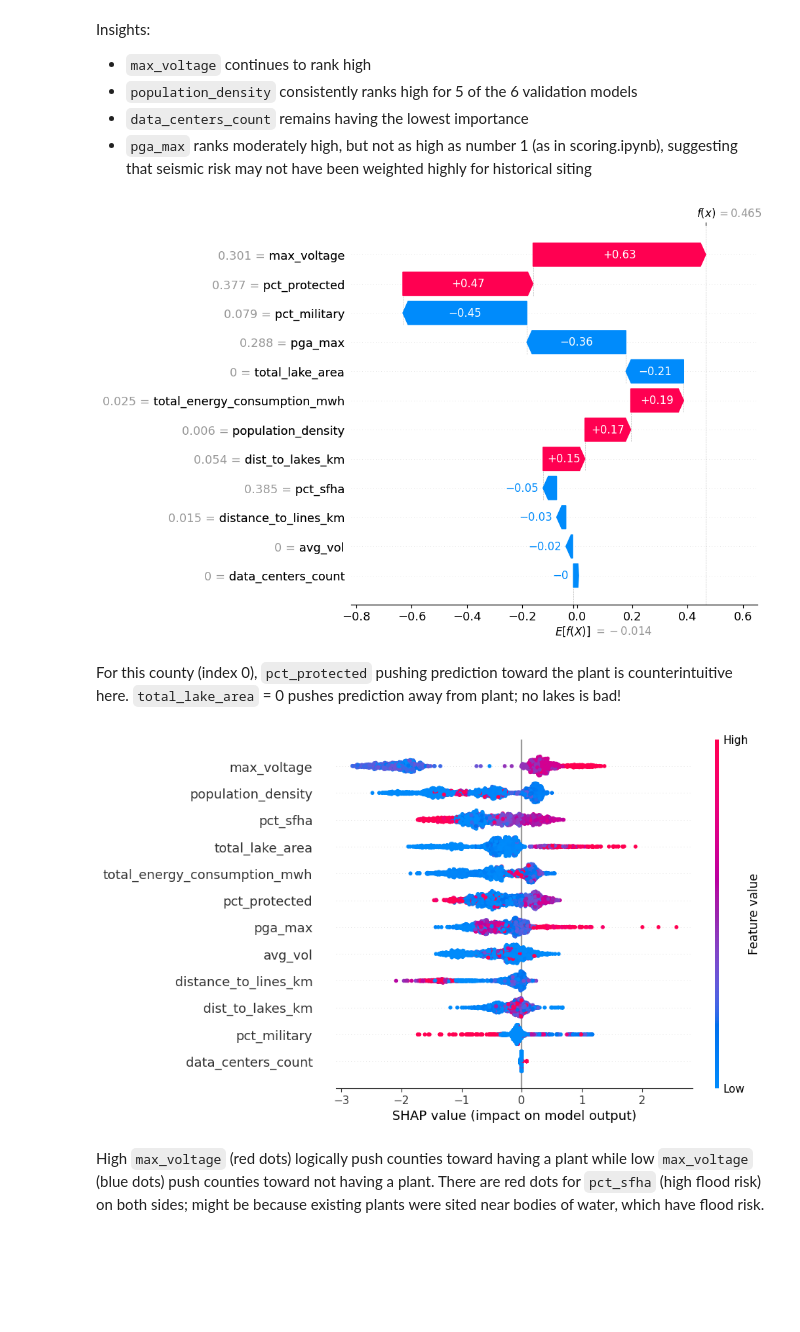
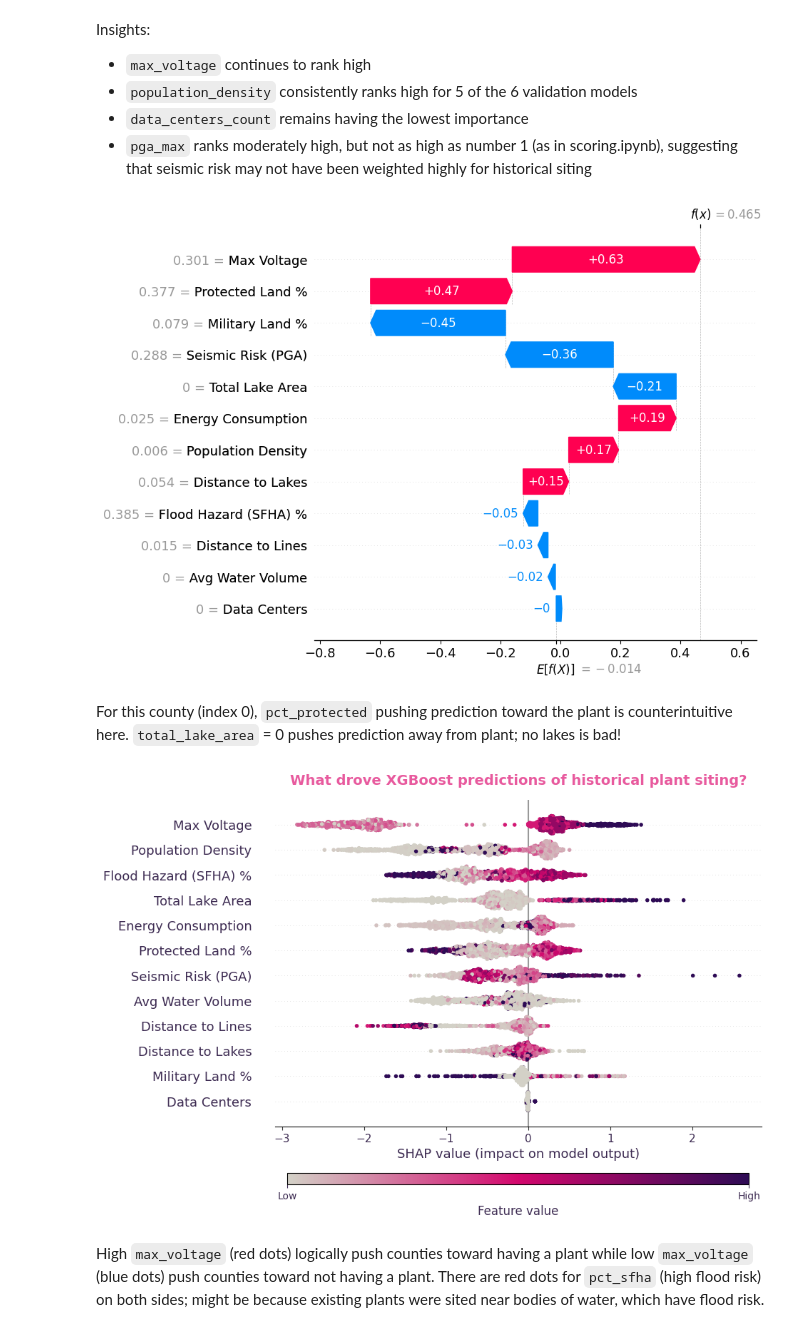
Before and after one commit to quentinconklejr/team-nuclear-family, a Jupyter notebook: notebooks/modeling/validation.ipynb, the cells around one changed output. Cells and saved outputs as stored; diff of their text form; code cells hidden in the pictures; blank space fills up the shorter version.

Commit message:
Modified beeswarm plot

```diff
--- a/notebooks/modeling/validation.ipynb
+++ b/notebooks/modeling/validation.ipynb
@@ -715,20 +716,80 @@ Insights:
 - `pga_max` ranks moderately high, but not as high as number 1 (as in scoring.ipynb), suggesting that seismic risk may not have been weighted highly for historical siting
 # %%
 # using SHAP to interpret XGBoost model that uses scored features
+
+# renaming variables
+feature_labels = {
+    'avg_vol': 'Avg Water Volume',
+    'total_lake_area': 'Total Lake Area',
+    'max_voltage': 'Max Voltage',
+    'total_energy_consumption_mwh': 'Energy Consumption',
+    'data_centers_count': 'Data Centers',
+    'pga_max': 'Seismic Risk (PGA)',
+    'pct_sfha': 'Flood Hazard (SFHA) %',
+    'population_density': 'Population Density',
+    'dist_to_lakes_km': 'Distance to Lakes',
+    'distance_to_lines_km': 'Distance to Lines',
+    'pct_military': 'Military Land %',
+    'pct_protected': 'Protected Land %'
+}
+
 
 # creating explainer
 explainer = shap.TreeExplainer(best_xgb.named_steps['xgb'])
 shap_explanation = explainer(pd.DataFrame(best_xgb.named_steps['scaler'].transform(X_train), columns=scored_features))
+shap_explanation.feature_names = [feature_labels[f] for f in scored_features]
 # %%
 shap.plots.waterfall(shap_explanation[0], max_display=len(scored_features))
 # %% [output]
-[figure, old version]
+[figure, new version]
 # %% [markdown]
 For this county (index 0), `pct_protected` pushing prediction toward the plant is counterintuitive here. `total_lake_area` = 0 pushes prediction away from plant; no lakes is bad!
 # %%
-shap.plots.beeswarm(shap_explanation, max_display=len(scored_features))
+# beeswarm
+cmap = mcolors.LinearSegmentedColormap.from_list(
+    'deck_colors',
+    ['#F2B8D8', '#D4699E', '#3D2B52']
+)#D3D1C7
+
+cmap = mcolors.LinearSegmentedColormap.from_list(
+    'deck_colors',
+    ['#D3D1C7', "#D3076D", "#2E0B55"]
+)
+
+# beeswarm call — styling comes AFTER this
+shap.plots.beeswarm(shap_explanation, max_display=len(scored_features),
+                    show=False, plot_size=(11, 7), color=cmap)
+
+# now grab axes and style
+ax = plt.gca()
+fig = plt.gcf()
+ax.set_title('What drove XGBoost predictions of historical plant siting?',
+             color='#E85A9E', fontsize=14, fontweight='bold', pad=15)
+
+for label in ax.get_yticklabels():
+    label.set_color('#3D2B52')
+for label in ax.get_xticklabels():
+    label.set_color('#3D2B52')
+for ax_cb in fig.axes:
+    if ax_cb != ax:
+        ax_cb.remove()
+
+# add a new horizontal colorbar at the bottom
+sm = plt.cm.ScalarMappable(cmap=cmap, norm=plt.Normalize(vmin=0, vmax=1))
+sm.set_array([])
+
+cbar = fig.colorbar(sm, ax=ax, orientation='horizontal',
+                    fraction=0.03, pad=0.12, aspect=40)
+cbar.set_ticks([0, 1])
+cbar.set_ticklabels(['Low', 'High'])
+cbar.ax.xaxis.label.set_color('#3D2B52')
+cbar.ax.tick_params(colors='#3D2B52')
+cbar.set_label('Feature value', color='#3D2B52', fontsize=12)
+
+
+ax.xaxis.label.set_color('#3D2B52')
 # %% [output]
-[figure, old version]
+[figure, new version]
 # %% [markdown]
 High `max_voltage` (red dots) logically push counties toward having a plant while low `max_voltage` (blue dots) push counties toward not having a plant. There are red dots for `pct_sfha` (high flood risk) on both sides; might be because existing plants were sited near bodies of water, which have flood risk.
 # %%
```
Also changed, not shown: parts of 2 cells of this notebook.
